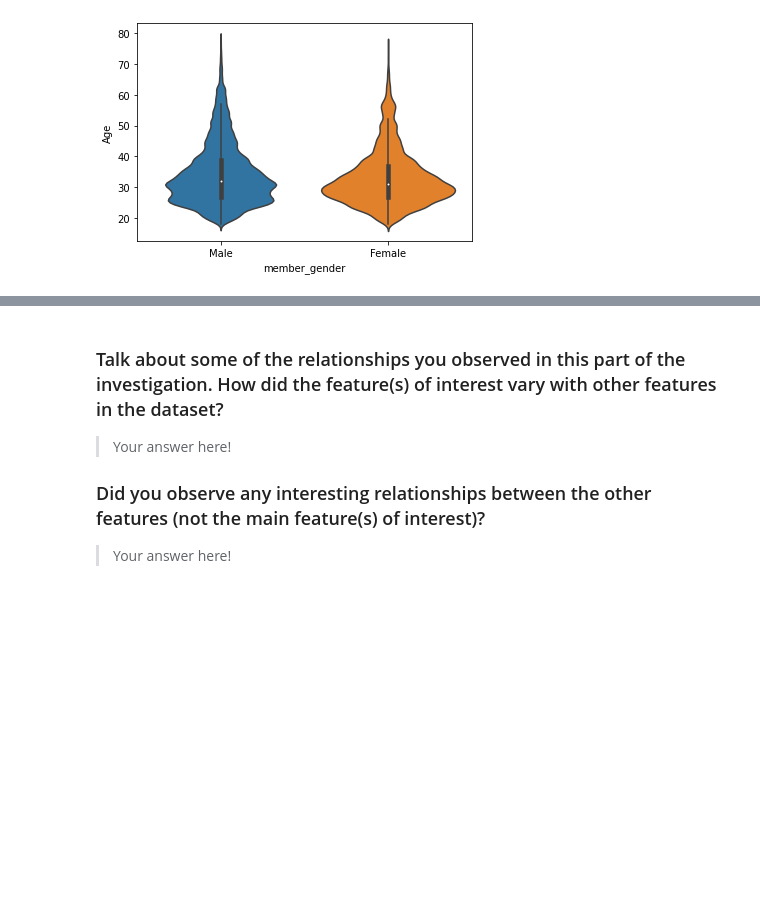
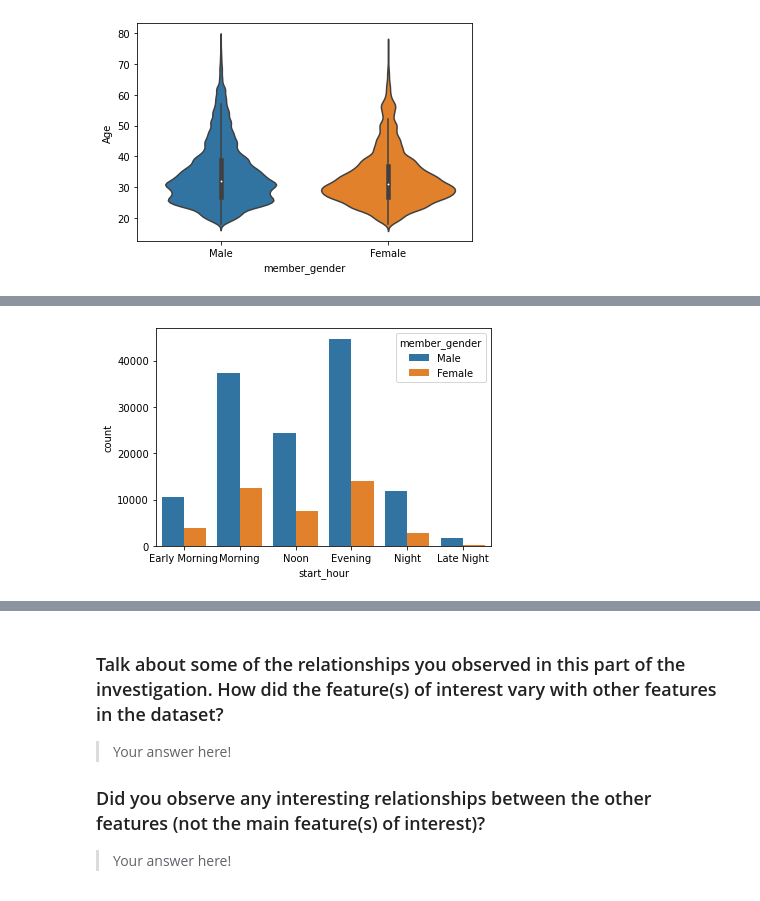
Before and after one commit to Mofeoluwa/Bikeshare-Data-Visualization, a Jupyter notebook: Part_I_exploration_template.ipynb, the cells around one changed output, grey strips where cells are left out. Cells and saved outputs as stored; diff of their text form; code cells hidden in the pictures; blank space fills up the shorter version.

```diff
--- a/Part_I_exploration_template.ipynb
+++ b/Part_I_exploration_template.ipynb
@@ -476,0 +445,5 @@ sb.countplot(data = ford_data, x = 'user_type', hue = 'member_gender')
+# %%
+h_order=['Early Morning','Morning', 'Noon', 'Evening','Night','Late Night']
+sb.countplot(data = ford_data, x = 'start_hour', hue = 'member_gender', order=h_order);
+# %% [output]
+[figure, added]
```
Also changed, not shown: parts of 42 cells of this notebook.
